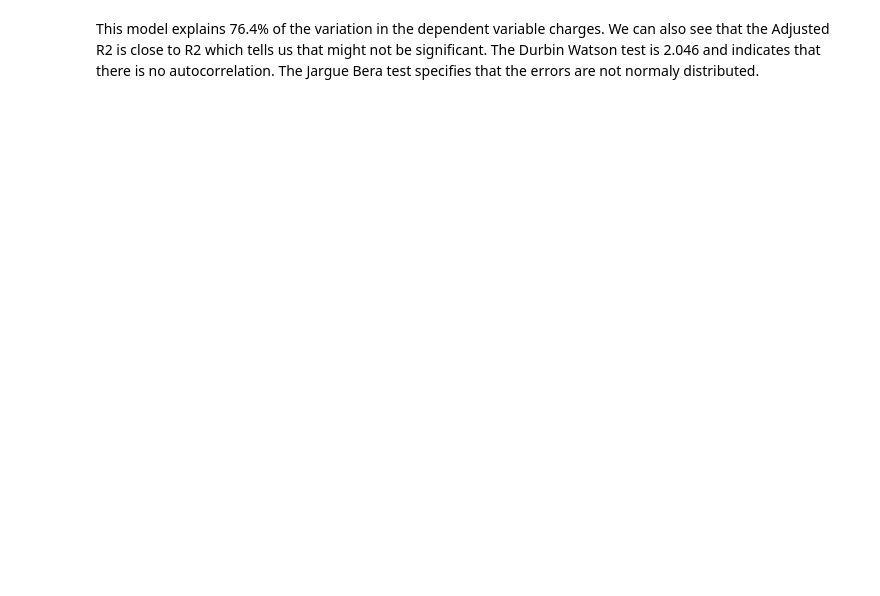
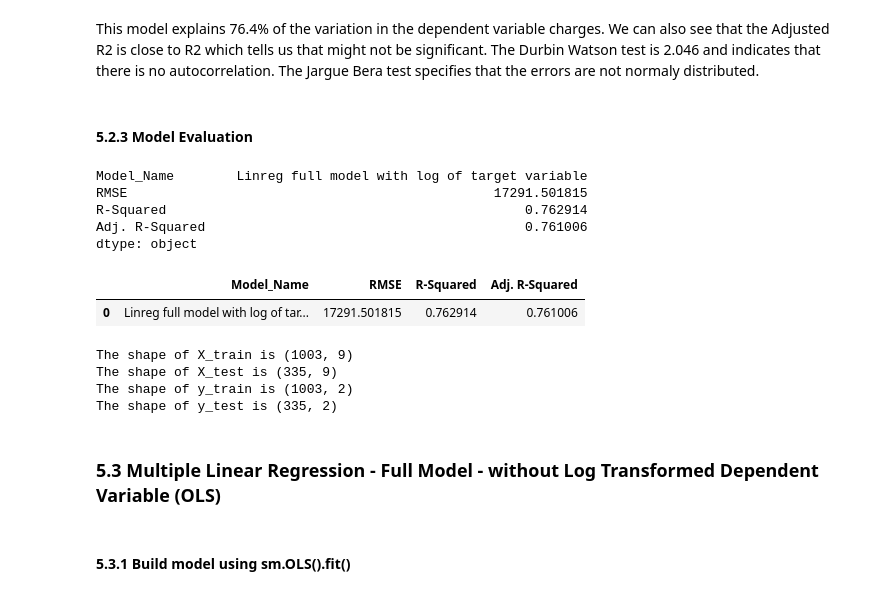
Before and after one commit to sawan13499/Health-Insurance-Case-Study, a Jupyter notebook: Health_Insurance_Case_Study_Practice.ipynb, the cells around one changed output. Saved outputs shown, nothing was run; the diff lists cells and outputs as text; code cells hidden in the pictures; blank space fills up the shorter version.

```diff
--- a/Health_Insurance_Case_Study_Practice.ipynb
+++ b/Health_Insurance_Case_Study_Practice.ipynb
@@ -549,9 +543,9 @@ X_train,X_test,y_train,y_test = train_test_split(X,y,random_state=1)
 # %% [markdown]
 #### 5.2.2 Build model using sm.OLS().fit()
 # %%
-linreg_full_model_withlog = sm.OLS(y_train['log_charges'],X_train).fit()
+linreg_full_model_with_log = sm.OLS(y_train['log_charges'],X_train).fit()
 
-print(linreg_full_model_withlog.summary())
+print(linreg_full_model_with_log.summary())
 # %% [output]
                             OLS Regression Results
 ==============================================================================
@@ -572,3 +566,5 @@ Notes:
 [1] Standard Errors assume that the covariance matrix of the errors is correctly specified.
 # %% [markdown]
 This model explains 76.4% of the variation in the dependent variable charges. We can also see that the Adjusted R2 is close to R2 which tells us that might not be significant. The Durbin Watson test is 2.046 and indicates that there is no autocorrelation. The Jargue Bera test specifies that the errors are not normaly distributed.
+# %% [markdown]
+#### 5.2.3 Model Evaluation
@@ -574,0 +576,53 @@ This model explains 76.4% of the variation in the dependent variable charges. We
+# %%
+linereg_full_model_with_log_charges_rmse = rmse(actual_claim,predicted_claim)
+
+linereg_full_model_with_log_charges_rsquared = linreg_full_model_with_log.rsquared
+
+linereg_full_model_with_log_charges_adjusted_rsq = linreg_full_model_with_log.rsquared_adj
+
+linreg_full_model_with_log_metrics = pd.Series({
+                     'Model_Name': "Linreg full model with log of target variable",
+                     'RMSE':linereg_full_model_with_log_charges_rmse,
+                     'R-Squared': linereg_full_model_with_log_charges_rsquared,
+                     'Adj. R-Squared': linereg_full_model_with_log_charges_adjusted_rsq
+                   })
+
+linreg_full_model_with_log_metrics
+# %% [output]
+Model_Name        Linreg full model with log of target variable
+RMSE                                               17291.501815
+R-Squared                                              0.762914
+Adj. R-Squared                                         0.761006
+dtype: object
+# %%
+score_card = pd.concat([linreg_full_model_with_log_metrics.to_frame().T],axis=1)
+
+# print the result table
+score_card
+# %% [output]
+|  | Model_Name | RMSE | R-Squared | Adj. R-Squared |
+| 0 | Linreg full model with log of tar... | 17291.501815 | 0.762914 | 0.761006 |
+# %%
+#we add a constant so that the model has the freedom to choose the point where the best intecepts independent variable
+df_dummy = sm.add_constant(df_dummy)
+
+#splitting the dependeent and independent variables
+X = df_dummy.drop(['charges','log_charges'], axis=1)
+
+y = df_dummy[['charges','log_charges']]
+
+X_train, X_test, y_train, y_test = train_test_split(X,y,random_state=1)
+
+print('The shape of X_train is', X_train.shape)
+print('The shape of X_test is', X_test.shape)
+print('The shape of y_train is', y_train.shape)
+print('The shape of y_test is', y_test.shape)
+# %% [output]
+The shape of X_train is (1003, 9)
+The shape of X_test is (335, 9)
+The shape of y_train is (1003, 2)
+The shape of y_test is (335, 2)
+# %% [markdown]
+### 5.3  Multiple Linear Regression - Full Model - without Log Transformed Dependent Variable (OLS)
+# %% [markdown]
+#### 5.3.1 Build model using sm.OLS().fit()
```
Also changed, not shown: parts of 33 cells of this notebook.
